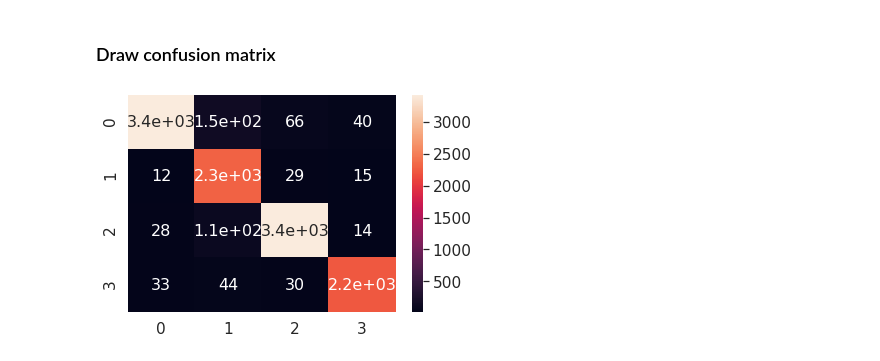
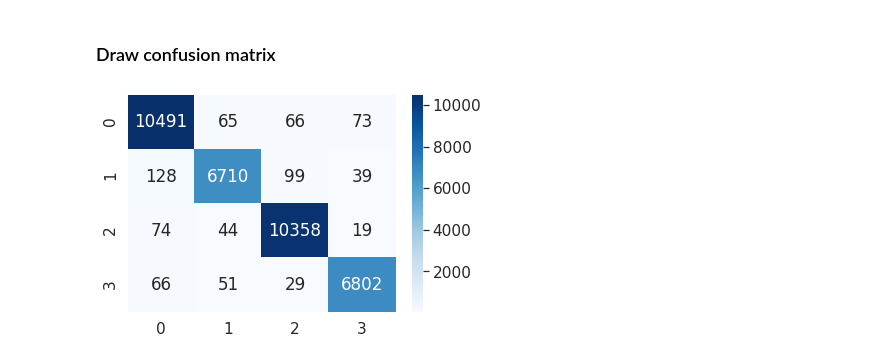
Before and after one commit to pren1/VAST, a Jupyter notebook: VTB_classifier_playground.ipynb, the cells around one changed output. Saved outputs shown, nothing was run; the diff lists cells and outputs as text; code cells hidden in the pictures.

```diff
--- a/VTB_classifier_playground.ipynb
+++ b/VTB_classifier_playground.ipynb
@@ -156,7 +167,7 @@ from keras.utils import to_categorical
 
 'Turn to one-hot'
 label = to_categorical(label)
-X_train, X_test, y_train, y_test = train_test_split(data, label, test_size=0.2, random_state=42)
-print(f"X_train shape: {X_train.shape}")
+data, X_test, label, y_test = train_test_split(data, label, test_size=0.2, random_state=42)
+print(f"X_train shape: {data.shape}")
 print(f"y_test[0]: {y_test[0]}")
 # %% [output]
@@ -242,11 +253,11 @@ def AttRNNSpeechModel(nCategories, dropout_rate, samplingrate=8000,
 def step_decay(self, epoch):
     initial_lrate = 0.01
     drop = 0.5
-    epochs_drop = 4.0
+    epochs_drop = 2.0
     lrate = initial_lrate * math.pow(drop, math.floor((1 + epoch) / epochs_drop))
     return lrate
 # %%
-model = AttRNNSpeechModel(4, dropout_rate=0.4)
+model = AttRNNSpeechModel(4, dropout_rate=0.1)
 model.compile(optimizer='adam', loss=['categorical_crossentropy'], metrics=['categorical_accuracy'])
 model.summary()
 lrate = LearningRateScheduler(step_decay)
@@ -271,7 +287,7 @@ ________________________________________________________________________________
 # %% [markdown]
 ### Train model
 # %%
-results = model.fit(x = X_train, y = y_train,
+results = model.fit(x = data, y = label,
 				epochs=25,
 				batch_size=1024,
 				shuffle=True,
@@ -330,12 +346,11 @@ confusion_mat = confusion_matrix(y_test, y_pred)
 # %%
 import seaborn as sn
 import pandas as pd
 import matplotlib.pyplot as plt
 
 df_cm = pd.DataFrame(confusion_mat, range(confusion_mat.shape[0]), range(confusion_mat.shape[1]))
 sn.set(font_scale=1.4) # for label size
-sn.heatmap(df_cm, annot=True, annot_kws={"size": 16}) # font size
-
+sn.heatmap(df_cm, annot=True, cmap='Blues', fmt='d')
 plt.show()
 # %% [output]
-[figure, old version]
+[figure, new version]
```
Also changed, not shown: parts of 15 cells of this notebook.
